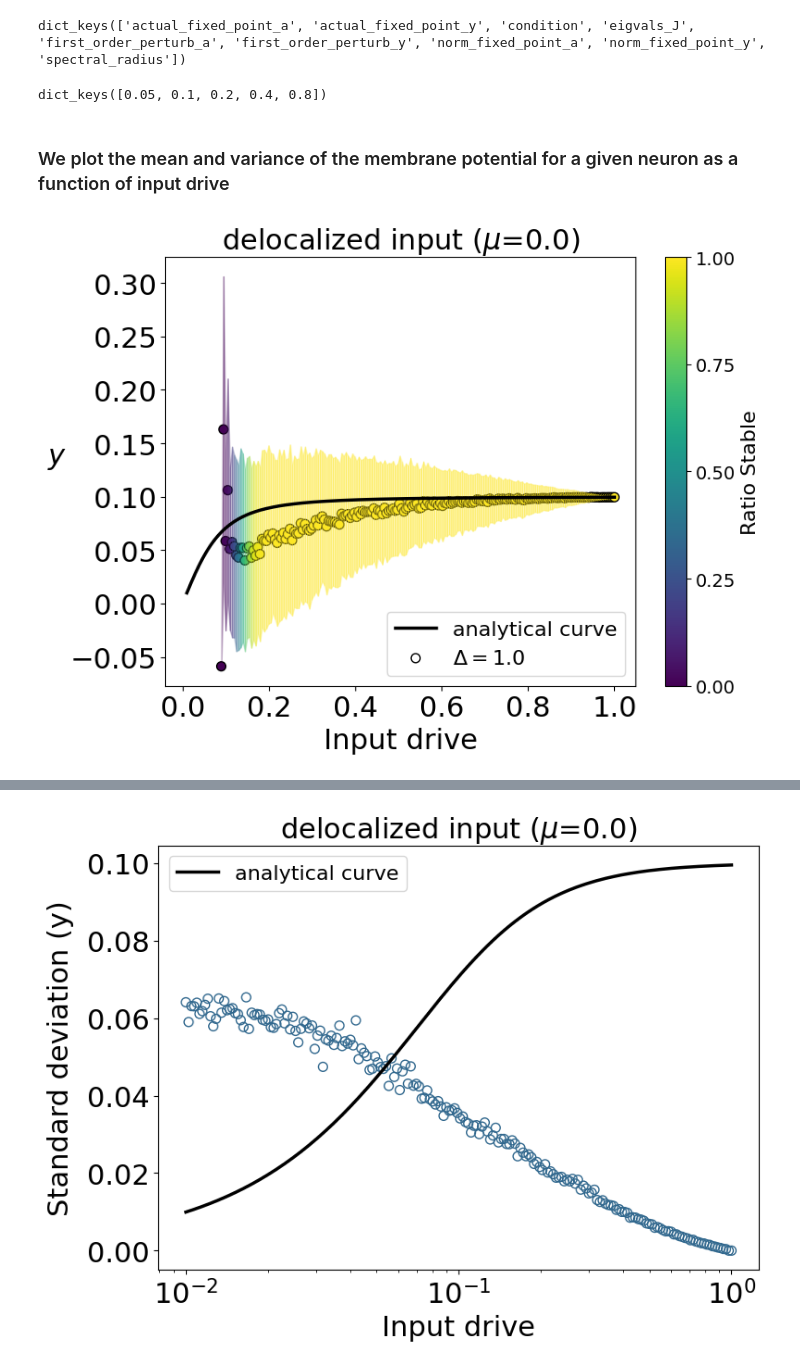
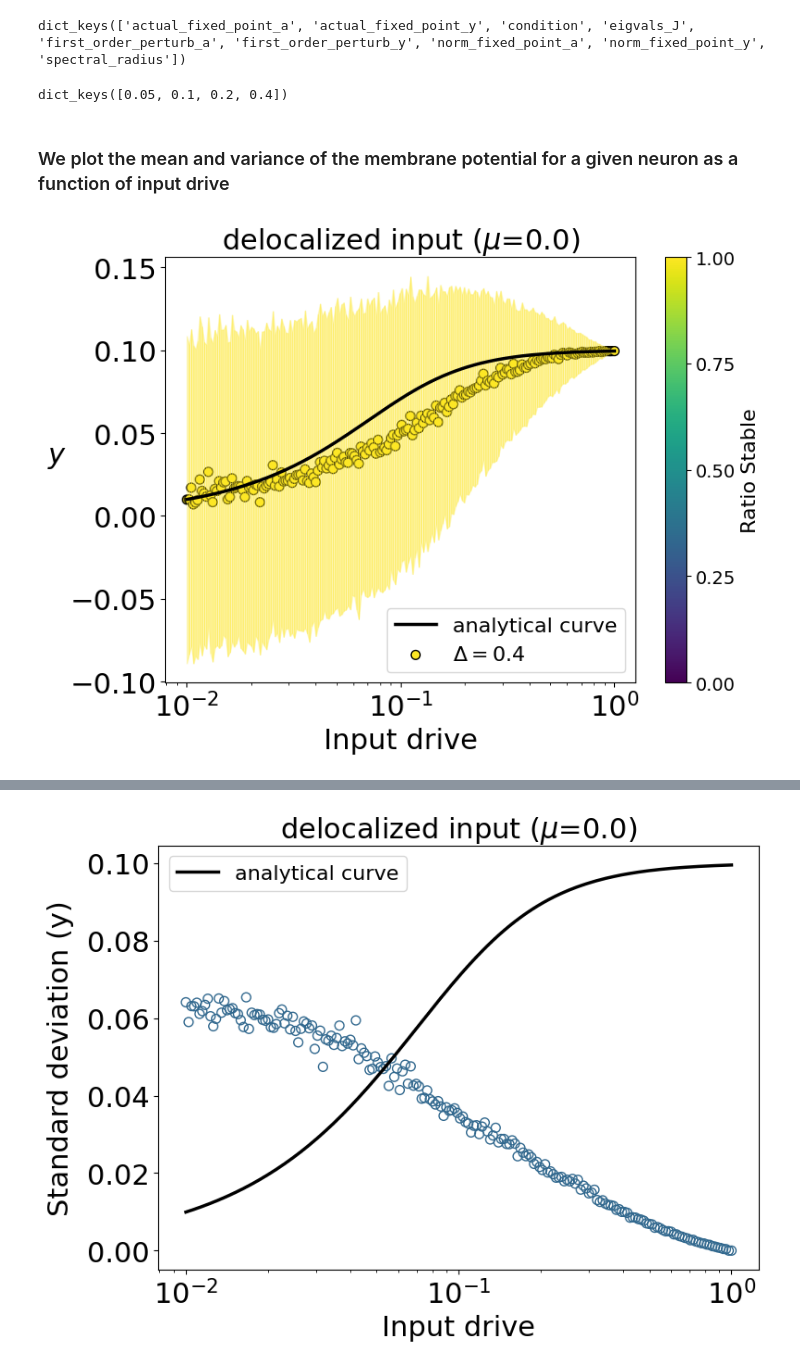
Before and after one commit to shivangrawat/perturbed_organics, a Jupyter notebook: examples/plot_lines_delocalized.ipynb, the cells around one changed output, grey strips where cells are left out. Drawn from its saved outputs; the diff is of its cells as text; code cells hidden in the pictures.

```diff
--- a/examples/plot_lines_delocalized.ipynb
+++ b/examples/plot_lines_delocalized.ipynb
@@ -25,8 +25,7 @@ mu_val = float(mu)
 # input_scale = "linear"
 input_scale = "log-scale"
 
-# folder_path = f'/vast/sr6364/perturbed_organics/data/adaptive_main/{input_type}/'
-folder_path = f'/vast/sr6364/perturbed_organics/data/adaptive_main/old_data/'
+folder_path = f'/vast/sr6364/perturbed_organics/data/adaptive_main/{input_type}/'
 # %%
 # This dictionary will map each tensor name (file name without .pt)
 # to a dictionary that maps deltaval values to the loaded tensor.
@@ -36,15 +35,11 @@ all_data = {}
 # For example, if the folder name is "commonText_deltaval_1.0",
 # this regex extracts "1.0".
 # pattern = re.compile(r'_delta_([0-9\.]+)$')
+
 pattern = re.compile(
     r'^(?=.*_mu_{})'
-    r'.*_delta_([0-9\.]+)$'.format(re.escape(mu))
+    r'.*_delta_([0-9\.]+)_{}$'.format(re.escape(mu), re.escape(input_scale))
 )
-
-# pattern = re.compile(
-#     r'^(?=.*_mu_{})'
-#     r'.*_delta_([0-9\.]+)_{}$'.format(re.escape(mu), re.escape(input_scale))
-# )
 
 representative_subfolder = None
 # Loop over all items in the main folder
@@ -95,7 +90,7 @@ eigvals_dict = all_data['eigvals_J']
 # %%
 actual_fp_y_dict.keys()
 # %% [output]
-dict_keys([0.05, 0.1, 0.2, 0.4, 0.8])
+dict_keys([0.05, 0.1, 0.2, 0.4])
 # %% [markdown]
 ### We plot the mean and variance of the membrane potential for a given neuron as a function of input drive
 # %%
@@ -167,7 +115,7 @@ norm = plt.Normalize(vmin=0, vmax=1)
 
 # Get all the delta values and sort them (assuming they are numeric)
 # delta_keys = sorted(actual_fp_y_dict.keys())
-delta_keys = [1.0]
+delta_keys = [0.4]
 min_delta = min(delta_keys)
 max_delta = max(delta_keys)
 
@@ -197,36 +145,42 @@ for i, delta_val in enumerate(delta_keys):
     sc = plt.scatter(x, y_mean, c=r_stable, cmap=cmap, norm=norm, s=50,
                      label=f"$\\Delta = {delta_val}$", edgecolors='k')
 
     # For the envelope, loop over consecutive pairs of points to fill between the mean ± std
     for j in range(len(x) - 1):
         seg_x = x[j:j+2]
         seg_y_lower = y_mean[j:j+2] - y_std[j:j+2]
         seg_y_upper = y_mean[j:j+2] + y_std[j:j+2]
         avg_ratio = np.mean(r_stable[j:j+2])
         seg_color = cmap(norm(avg_ratio))
         plt.fill_between(seg_x, seg_y_lower, seg_y_upper, color=seg_color, alpha=0.3)
 
 # Add a colorbar for the scatter plot (showing ratio_stable from 0 to 1)
 cbar = plt.colorbar(sc, ticks=np.linspace(0, 1, 5))
 cbar.set_label("Ratio Stable", fontsize=16)
 cbar.ax.tick_params(labelsize=14)
 
 plt.xlabel('Input drive', fontsize=22)
 plt.ylabel(r"$y$", fontsize=22, rotation=0, labelpad=10)
 plt.title(f"{input_type} input ($\\mu$={mu})", fontsize=22)
 if input_scale == "linear":
     plt.xscale('linear')
 else:
     plt.xscale('log')
 plt.legend(fontsize=16, loc='lower right')
 plt.xticks(fontsize=22)
 plt.yticks(fontsize=22)
 plt.tight_layout()
-plt.savefig(f'../figures/fig2/fig2_{input_type}_{delta_val}.png', bbox_inches='tight')
-plt.savefig(f'../figures/fig2/fig2_{input_type}_{delta_val}.svg', format='svg', bbox_inches='tight', dpi=300)
+
+folder_loc = f'../figures/mu_{mu}/fig2'
+os.makedirs(folder_loc, exist_ok=True)
+file_name = f'{input_type}_{delta_val}'
+file_save_path = os.path.join(folder_loc, file_name)
+
+plt.savefig(f'{file_save_path}.png', bbox_inches='tight')
+plt.savefig(f'{file_save_path}.svg', format='svg', bbox_inches='tight', dpi=300)
 plt.show()
 # %% [output]
-[figure, old version]
+[figure, new version]
 # %%
 plt.figure(figsize=(8, 6))
 
```
Also changed, not shown: parts of 3 cells of this notebook, 4 other files.
